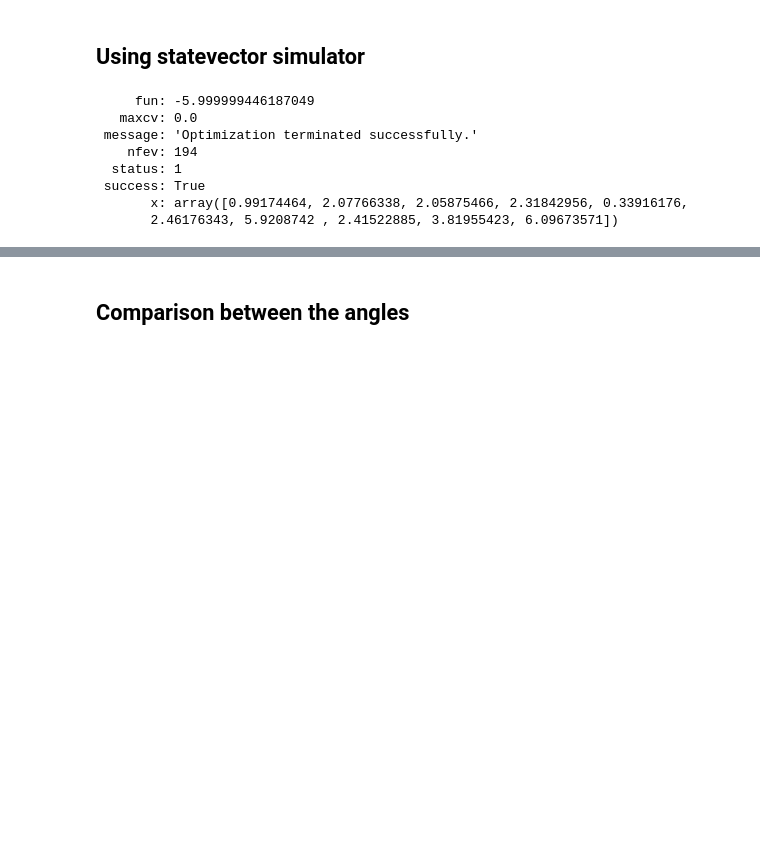
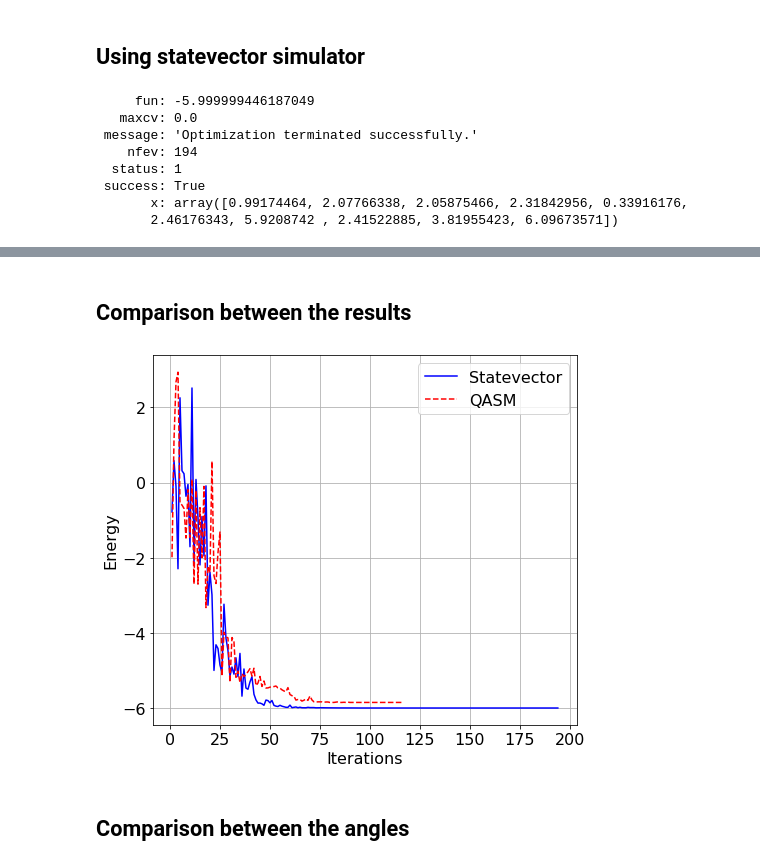
Before and after one commit to animeshnanda1/my_QAOA_qiskit, a Jupyter notebook: qaoa_afm_ising_1d.ipynb, the cells around one changed output, grey strips where cells are left out. Cells and saved outputs as stored; diff of their text form; code cells hidden in the pictures; blank space fills up the shorter version.

```diff
--- a/qaoa_afm_ising_1d.ipynb
+++ b/qaoa_afm_ising_1d.ipynb
@@ -357,3 +367,27 @@ plot_histogram(counts,figsize=(8,4))
+# %% [markdown]
+## Comparison between the results
+# %%
+ms=6
+x_sv=np.arange(1,len(energy_sv)+1)
+x_qasm=np.arange(1,len(energy_qasm)+1)
+
+plt.figure(figsize=(7,6))
+plt.plot(x_sv,energy_sv,'b-',markersize=ms,label='Statevector')
+plt.plot(x_qasm,energy_qasm,'r--',markersize=ms,label='QASM')
+plt.xlabel('Iterations',fontsize=16)
+plt.ylabel('Energy',fontsize=16)
+plt.xticks(fontsize=16)
+plt.yticks(fontsize=16)
+plt.legend(fontsize=16)
+# plt.title('Plot of gap for different $t_2$, at $t_1=0$ ')
+plt.grid()
+plt.tight_layout()
+# plt.yscale('log')
+# plt.legend(loc='upper right',fontsize=16)
+# plt.savefig('%s/gap_t2.pdf'%(loc), bbox_inches='tight')
+plt.show()
+# %% [output]
+[figure, added]
 # %% [markdown]
 ## Comparison between the angles
 # %%
```
Also changed, not shown: parts of 13 cells of this notebook, 1 other file.
